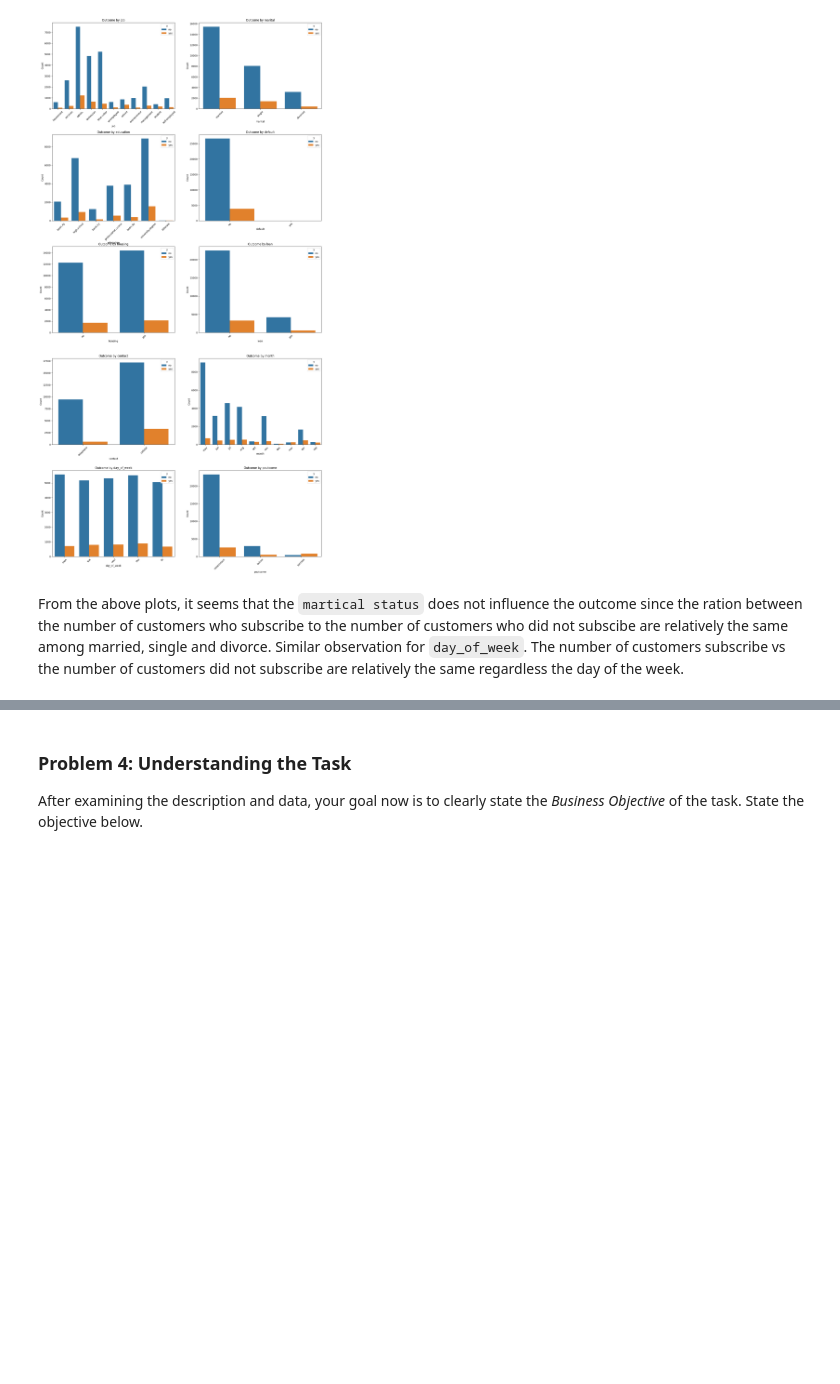
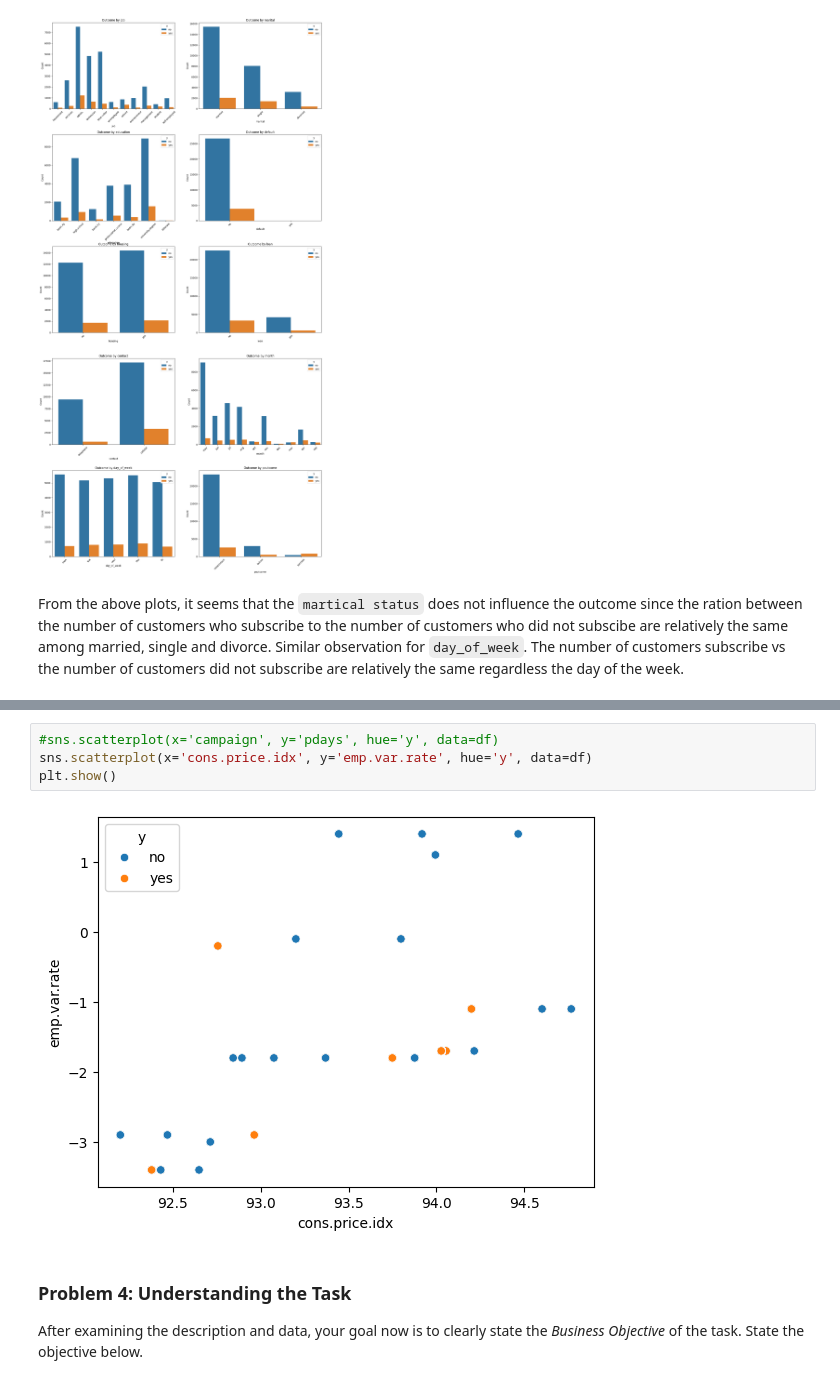
Before and after one commit to sandrayu49/Berkeley_AI_Module_17_Portuguese_Banking, a Jupyter notebook: prompt_III.ipynb, the cells around one changed output, grey strips where cells are left out. Cells and saved outputs as stored; diff of their text form; blank space fills up the shorter version.

```diff
--- a/prompt_III.ipynb
+++ b/prompt_III.ipynb
@@ -109,3 +133,9 @@ plt.show()
+# %%
+#sns.scatterplot(x='campaign', y='pdays', hue='y', data=df)
+sns.scatterplot(x='cons.price.idx', y='emp.var.rate', hue='y', data=df)
+plt.show()
+# %% [output]
+[figure, added]
 # %% [markdown]
 ### Problem 4: Understanding the Task
 
```
Also changed, not shown: parts of 6 cells of this notebook.
